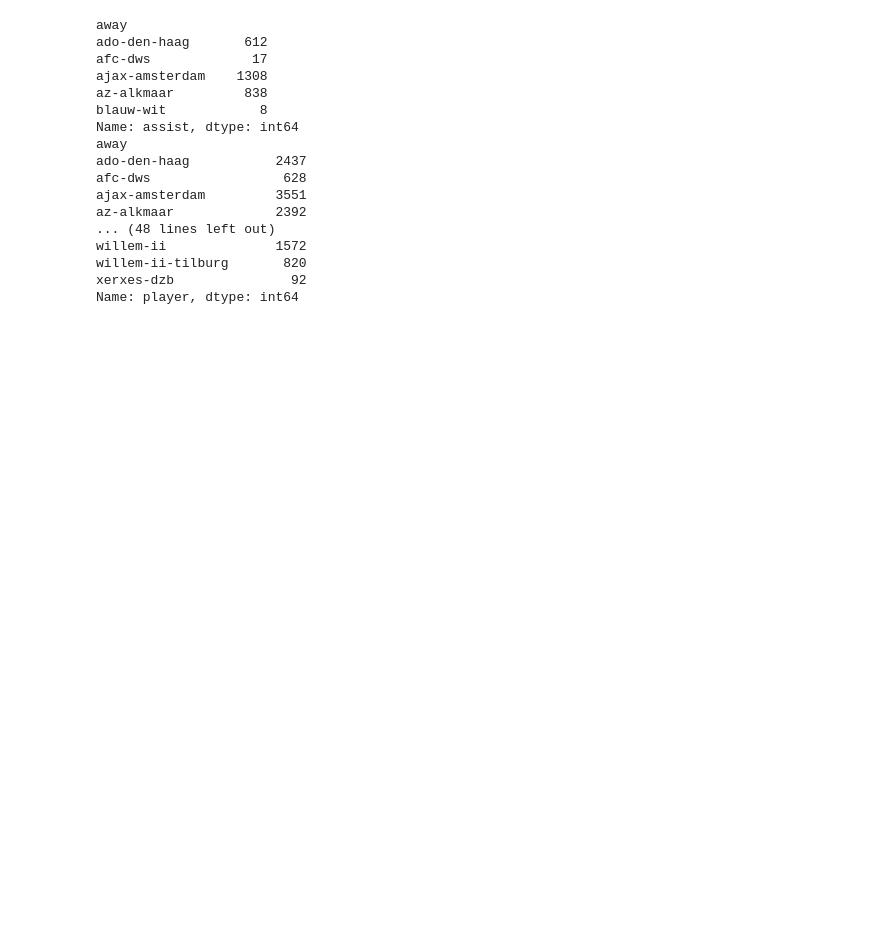
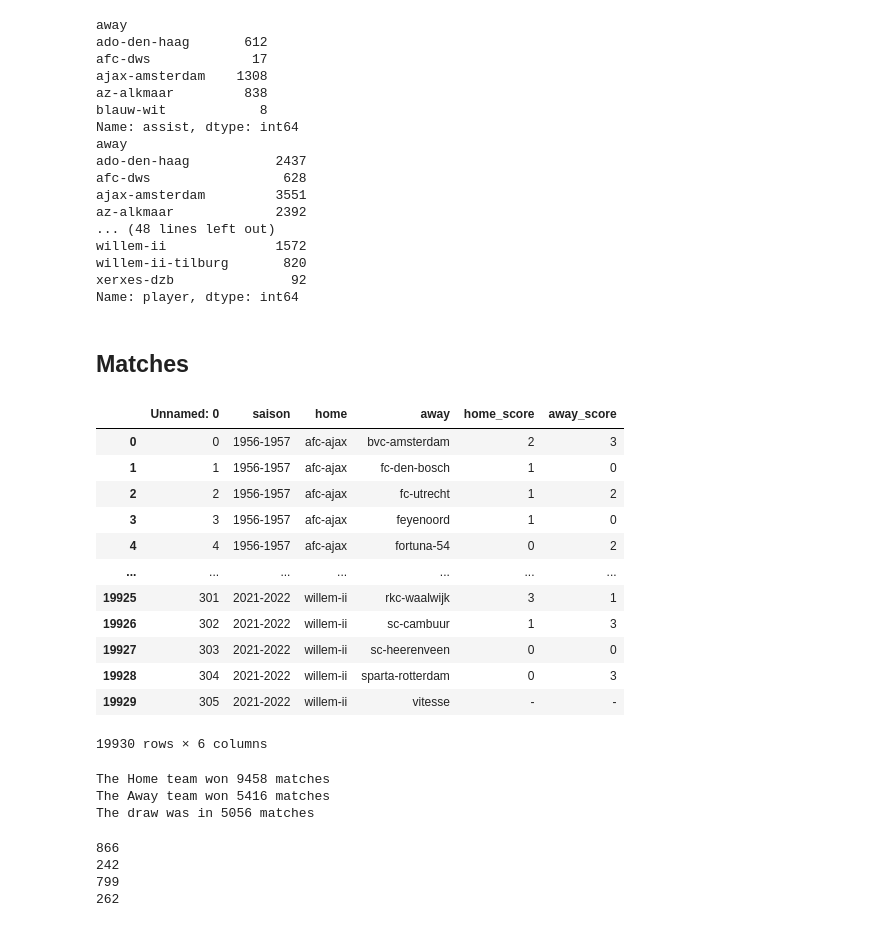
Before and after one commit to mohammedaljader/Football_Predictions_ML, a Jupyter notebook: Predict_the_winning.ipynb, the cells around one changed output. Cells and saved outputs as stored; diff of their text form; code cells hidden in the pictures; blank space fills up the shorter version.

Commit message:
matches cleaned

```diff
--- a/Predict_the_winning.ipynb
+++ b/Predict_the_winning.ipynb
@@ -197,3 +197,66 @@ willem-ii              1572
 willem-ii-tilburg       820
 xerxes-dzb               92
 Name: player, dtype: int64
+# %% [markdown]
+## Matches
+# %%
+ filtered_matches = raw_matches_file.drop(columns=['stadium','home_first_card','home_last_card',
+                                                 'away_first_card', 'time','date','round',
+                                                 'spectators', 'ref','linesman1','linesman2', 'away_last_card',
+                                                 'home_yellow', 'home_yelred', 'away_yellow','first_goal', 'last_goal',
+                                                  'away_red','home_red', 'away_yelred'])
+
+ filtered_matches.dropna()
+ filtered_matches
+# %% [output]
+|  | Unnamed: 0 | saison | home | away | home_score | away_score |
+| 0 | 0 | 1956-1957 | afc-ajax | bvc-amsterdam | 2 | 3 |
+| 1 | 1 | 1956-1957 | afc-ajax | fc-den-bosch | 1 | 0 |
+| 2 | 2 | 1956-1957 | afc-ajax | fc-utrecht | 1 | 2 |
+| 3 | 3 | 1956-1957 | afc-ajax | feyenoord | 1 | 0 |
+| 4 | 4 | 1956-1957 | afc-ajax | fortuna-54 | 0 | 2 |
+| ... | ... | ... | ... | ... | ... | ... |
+| 19925 | 301 | 2021-2022 | willem-ii | rkc-waalwijk | 3 | 1 |
+| 19926 | 302 | 2021-2022 | willem-ii | sc-cambuur | 1 | 3 |
+| 19927 | 303 | 2021-2022 | willem-ii | sc-heerenveen | 0 | 0 |
+| 19928 | 304 | 2021-2022 | willem-ii | sparta-rotterdam | 0 | 3 |
+| 19929 | 305 | 2021-2022 | willem-ii | vitesse | - | - |
+19930 rows × 6 columns
+# %%
+WinningHomeTeamFilter = filtered_matches[ (filtered_matches['home_score'] > filtered_matches['away_score'])]
+# WinningHomeTeamFilter
+print(f'The Home team won {len(WinningHomeTeamFilter.index)} matches')
+
+WinningAwayTeamFilter = filtered_matches[ (filtered_matches['home_score'] < filtered_matches['away_score'])]
+# WinningAwayTeamFilter
+print(f'The Away team won {len(WinningAwayTeamFilter.index)} matches')
+
+DrawTeamFilter = filtered_matches[ (filtered_matches['home_score'] == filtered_matches['away_score'])]
+# WinningAwayTeamFilter
+print(f'The draw was in {len(DrawTeamFilter.index)} matches')
+# %% [output]
+The Home team won 9458 matches
+The Away team won 5416 matches
+The draw was in 5056 matches
+# %%
+# groupWinning = WinningHomeTeamFilter.groupby('home')
+# Ajax won Home
+HowMuchAjaxWonHome = WinningHomeTeamFilter[ (WinningHomeTeamFilter['home'] == 'ajax-amsterdam') | (WinningHomeTeamFilter['home'] == 'afc-ajax')]
+print(len(HowMuchAjaxWonHome.index))
+
+# Ajax lose Away
+HowMuchAjaxLoseHome = WinningHomeTeamFilter[ (WinningHomeTeamFilter['away'] == 'ajax-amsterdam') | (WinningHomeTeamFilter['away'] == 'afc-ajax')]
+print(len(HowMuchAjaxLoseHome.index))
+
+# PSV won Home
+HowMuchPSVWonHome = WinningHomeTeamFilter[ (WinningHomeTeamFilter['home'] == 'psv-eindhoven')]
+print(len(HowMuchPSVWonHome.index))
+
+# PSV lose away
+HowMuchPSVLoseAway = WinningHomeTeamFilter[ (WinningHomeTeamFilter['away'] == 'psv-eindhoven')]
+print(len(HowMuchPSVLoseAway.index))
+# %% [output]
+866
+242
+799
+262
```
Also changed, not shown: parts of 2 cells of this notebook, 1 other file.
